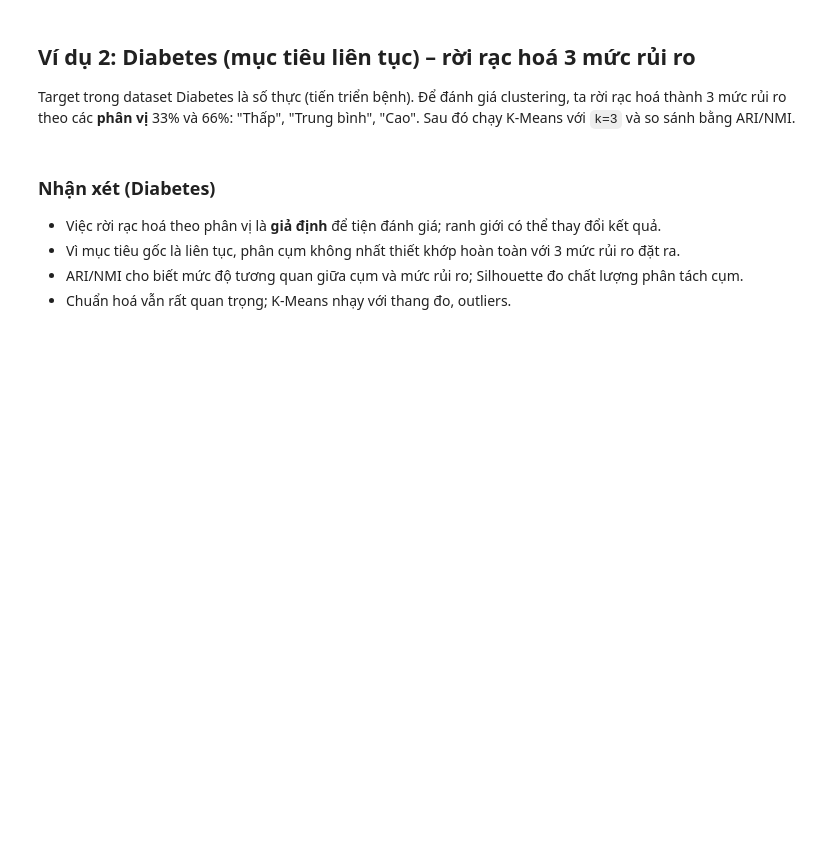
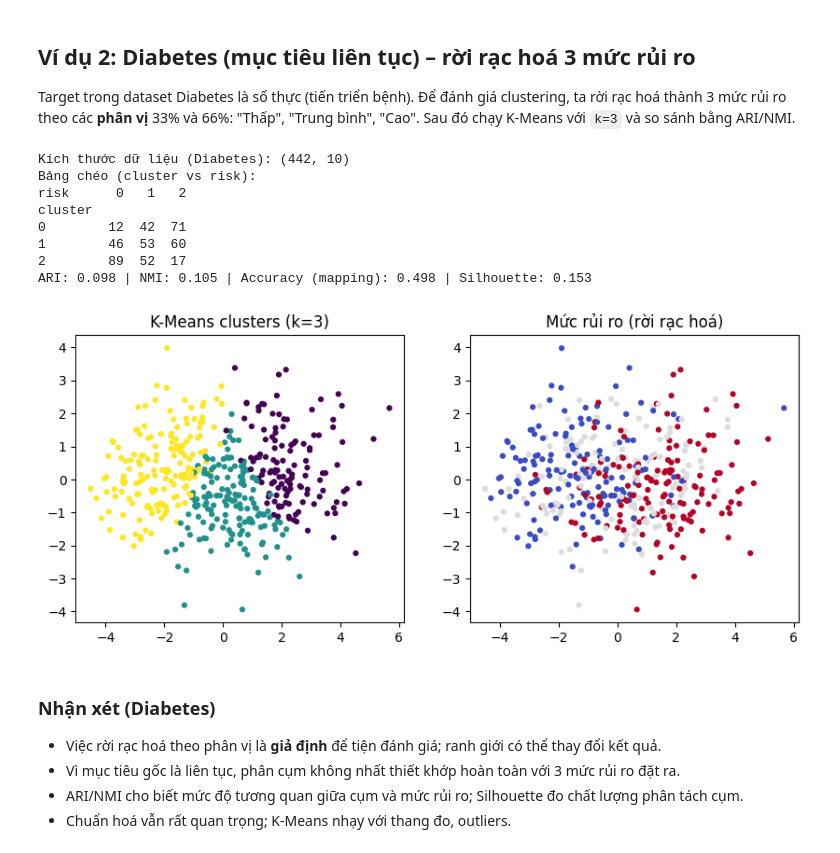
Before and after one commit to dothanh881/Python_sgu_2025_dophuthanh, a Jupyter notebook: KMeans/kmeansLab.ipynb, the cells around one changed output. Saved outputs shown, nothing was run; the diff lists cells and outputs as text; code cells hidden in the pictures; blank space fills up the shorter version.

```diff
--- a/KMeans/kmeansLab.ipynb
+++ b/KMeans/kmeansLab.ipynb
@@ -115,46 +115,53 @@ bins = [-np.inf, q_low, q_high, np.inf]
 y_diab_cat = np.digitize(y_diab_cont, bins) - 1  # 0=Thấp, 1=Trung bình, 2=Cao
 labels_diab = np.array(['Thấp', 'Trung bình', 'Cao'])
 
 scaler_diab = StandardScaler()
 X_diab_scaled = scaler_diab.fit_transform(X_diab)
 
 # Chạy K-Means với 3 cụm
 kmeans_diab = KMeans(n_clusters=3, init='k-means++', n_init=10, random_state=42)
 clusters_diab = kmeans_diab.fit_predict(X_diab_scaled)
 
 # Bảng chéo
 ct_diab = pd.crosstab(pd.Series(clusters_diab, name='cluster'), pd.Series(y_diab_cat, name='risk'))
 print('Bảng chéo (cluster vs risk):')
 print(ct_diab)
 
 # Ánh xạ cụm sang mức rủi ro theo đa số
 mapping_diab = {}
 for c in np.unique(clusters_diab):
     idx = clusters_diab == c
     majority = pd.Series(y_diab_cat)[idx].mode()
     mapping_diab[c] = int(majority.iloc[0]) if len(majority) > 0 else 0
 pred_diab = pd.Series(clusters_diab).map(mapping_diab).values
 acc_diab = (pred_diab == y_diab_cat).mean()
 
 # Các chỉ số đánh giá
 ari_diab = adjusted_rand_score(y_diab_cat, clusters_diab)
 nmi_diab = normalized_mutual_info_score(y_diab_cat, clusters_diab)
 sil_diab = silhouette_score(X_diab_scaled, clusters_diab)
 print(f'ARI: {ari_diab:.3f} | NMI: {nmi_diab:.3f} | Accuracy (mapping): {acc_diab:.3f} | Silhouette: {sil_diab:.3f}')
 
-# (Tuỳ chọn) Minh hoạ 2D bằng PCA
-try:
-    import matplotlib.pyplot as plt
-    pca2 = PCA(n_components=2)
-    X_diab_2d = pca2.fit_transform(X_diab_scaled)
-    fig, axes = plt.subplots(1, 2, figsize=(10, 4))
-    axes[0].scatter(X_diab_2d[:,0], X_diab_2d[:,1], c=clusters_diab, cmap='viridis', s=12)
-    axes[0].set_title('K-Means clusters (k=3)')
-    axes[1].scatter(X_diab_2d[:,0], X_diab_2d[:,1], c=y_diab_cat, cmap='coolwarm', s=12)
-    axes[1].set_title('Mức rủi ro (rời rạc hoá)')
-    plt.show()
-except Exception as e:
-    print('Bỏ qua phần vẽ (không có matplotlib):', e)
+
+import matplotlib.pyplot as plt
+pca2 = PCA(n_components=2)
+X_diab_2d = pca2.fit_transform(X_diab_scaled)
+fig, axes = plt.subplots(1, 2, figsize=(10, 4))
+axes[0].scatter(X_diab_2d[:,0], X_diab_2d[:,1], c=clusters_diab, cmap='viridis', s=12)
+axes[0].set_title('K-Means clusters (k=3)')
+axes[1].scatter(X_diab_2d[:,0], X_diab_2d[:,1], c=y_diab_cat, cmap='coolwarm', s=12)
+axes[1].set_title('Mức rủi ro (rời rạc hoá)')
+plt.show()
+# %% [output]
+Kích thước dữ liệu (Diabetes): (442, 10)
+Bảng chéo (cluster vs risk):
+risk      0   1   2
+cluster
+0        12  42  71
+1        46  53  60
+2        89  52  17
+ARI: 0.098 | NMI: 0.105 | Accuracy (mapping): 0.498 | Silhouette: 0.153
+[figure, added]
 # %% [markdown]
 ### Nhận xét (Diabetes)
 - Việc rời rạc hoá theo phân vị là **giả định** để tiện đánh giá; ranh giới có thể thay đổi kết quả.
```
Also changed, not shown: parts of 2 cells of this notebook, 1 other file.
